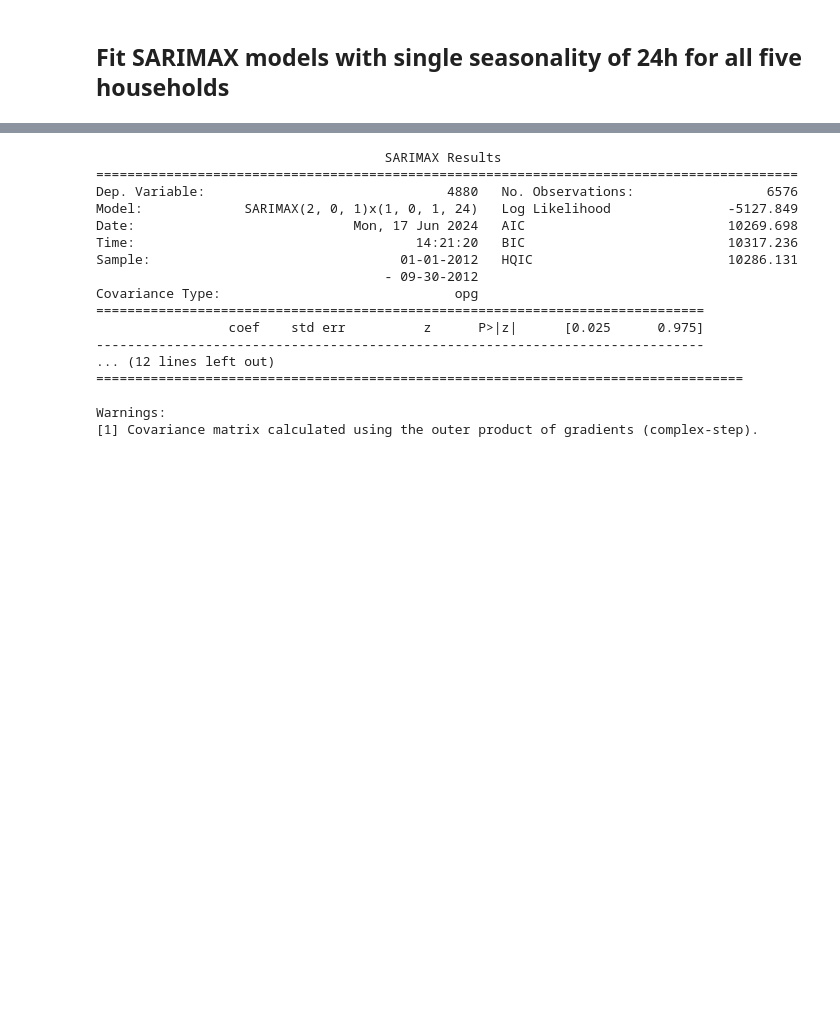
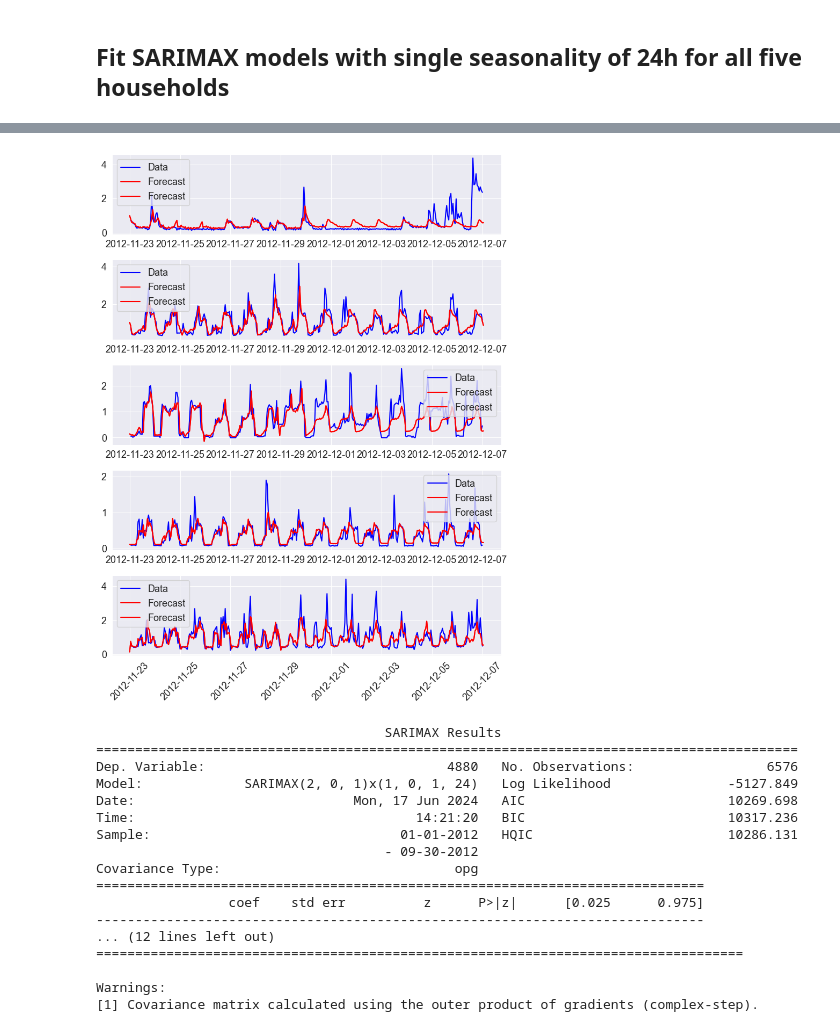
Before and after one commit to spetznick/ml4gd-project-group-3, a Jupyter notebook: arima/results_arima.ipynb, the cells around one changed output, grey strips where cells are left out. Drawn from its saved outputs; the diff is of its cells as text; code cells hidden in the pictures; blank space fills up the shorter version.

```diff
--- a/arima/results_arima.ipynb
+++ b/arima/results_arima.ipynb
@@ -264,13 +192,14 @@ p-value: 4.774104587414267e-10
 # %%
 seasonal_order = (1, 0, 1, 24)
-sarimax = sm.tsa.statespace.SARIMAX(first_household.iloc[0:train_end],
-                                    trend="c",
-                                    order=(2,0,1),
-                                    seasonal_order=seasonal_order,
-                                    enforce_invertibility=False,
-                                    freq="h")
-sarimax_res = sarimax.fit()
+sarimaxes = []
+for i in range(5):
+    sarimax = sm.tsa.statespace.SARIMAX(five_households.iloc[train_start:train_end, i],
+                                            trend="c",
+                                            order=(1,0,1),
+                                            seasonal_order=seasonal_order,
+                                            enforce_invertibility=False,
+                                            freq="h")
+    sarimax_res = sarimax.fit(disp=False)
+    sarimaxes.append(sarimax_res)
 
-forecast = sarimax_res.forecast(720*3)
-plt.plot(first_household[train_end:])
-plt.plot(forecast)
+# forecast = sarimax_res.forecast(720)
@@ -326,0 +206,5 @@ STOP: TOTAL NO. of ITERATIONS REACHED LIMIT
+# %%
+predictions = []
+for i in range(5):
+    predictions.append(sarimaxes[i].predict(start=train_end-168, end=val_start+168))
+predictions[0]
@@ -327,3 +224,17 @@ STOP: TOTAL NO. of ITERATIONS REACHED LIMIT
+# %%
+fig, axes = plt.subplots(5, 1, figsize=(8, 10))
+# five_households.iloc[:-720, :].plot(ax= axes, subplots=True, figsize=(8, 10), title="Electricity consumption of 5 random households in 2012")
+for i in range(5):
+    axes[i].plot(five_households.iloc[val_start-168:val_start+168, i], label="Data", color="blue")
+    axes[i].plot(predictions[i], label="Forecast", color="red")
+    axes[i].plot(predictions[i], label="Forecast", color="red")
+    axes[i].legend()
+    # turn off the x-axis labels
+    axes[i].set_xlabel("")
+plt.tight_layout()
+plt.tick_params(axis='x', labelrotation=45)
+# %% [output]
+[figure, added]
 # %%
 print(sarimax_res.summary())
 # %% [output]
```
Also changed, not shown: parts of 28 cells of this notebook, 1 other file.
